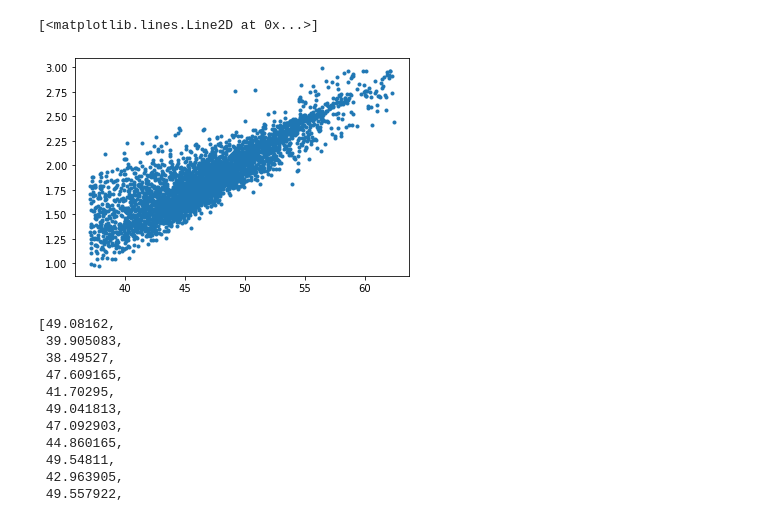
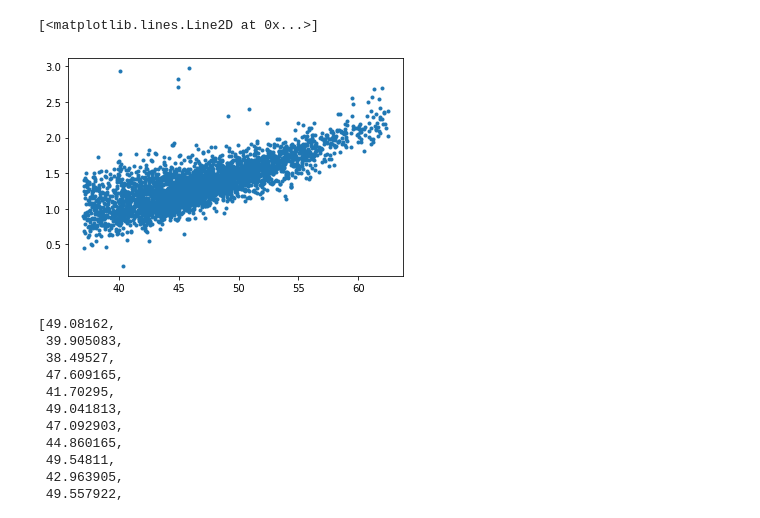
Before and after one commit to mhbakalar/phla-prediction, a Jupyter notebook: analysis/tmt_analysis.ipynb, the cells around one changed output. Cells and saved outputs as stored; diff of their text form; code cells hidden in the pictures.

```diff
--- a/analysis/tmt_analysis.ipynb
+++ b/analysis/tmt_analysis.ipynb
@@ -34,7 +53,9 @@ fits = tmt_data.apply(df_fit_sigmoid,axis=1)
 # %%
 x0_fits = fits.apply(lambda x: x.params['x0'].value)
 chi2_fits = fits.apply(lambda x: x.chisqr)
-pisa_fits = tmt_data.loc[fits.index].sum(axis=1)
+
+pisa_data = tmt_data[['45+','55.2+','64.2+','73+']]
+pisa_fits = pisa_data.loc[fits.index].sum(axis=1)
 fits_df = pd.DataFrame({"x0":x0_fits, "chi2":chi2_fits, "pisa":pisa_fits}, index=tmt_data.index)
 
 # Basic filtering
@@ -42,8 +63,8 @@ fits_df = fits_df[(fits_df['x0'] > 37) & (fits_df['x0'] < 62.5)]
 fits_df = fits_df[(fits_df['chi2'] < 0.25)]
 fits_df = fits_df[(fits_df['pisa'] < 3.0)]
 # %%
-plt.plot(fits_df['x0'], tmt_data.loc[fits_df.index].sum(axis=1), '.')
+plt.plot(fits_df['x0'], fits_df['pisa'], '.')
 # %% [output]
 [<matplotlib.lines.Line2D at 0x...>]
-[figure, old version]
+[figure, new version]
 # %%
```
Also changed, not shown: parts of 3 cells of this notebook, 6 other files.
